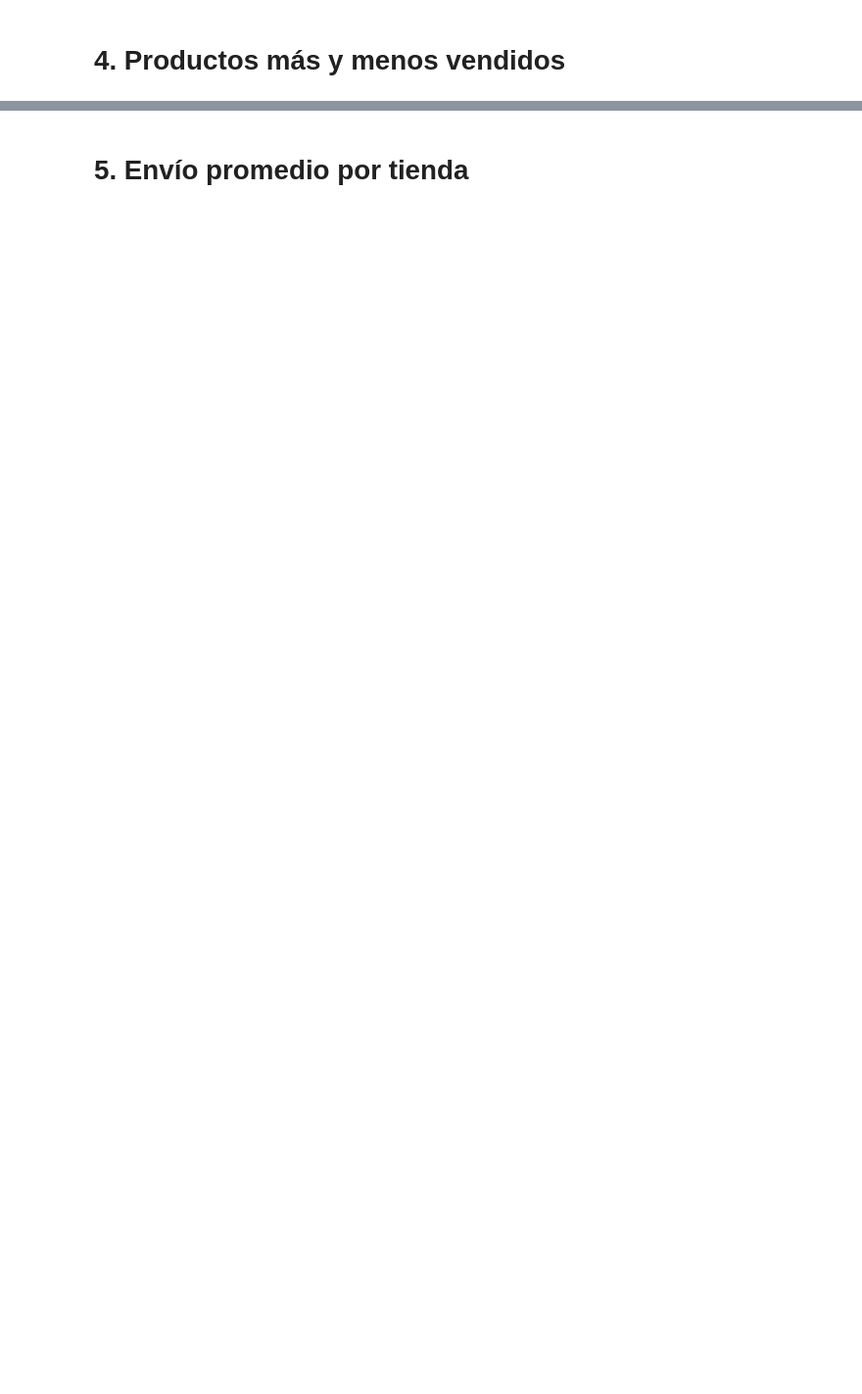
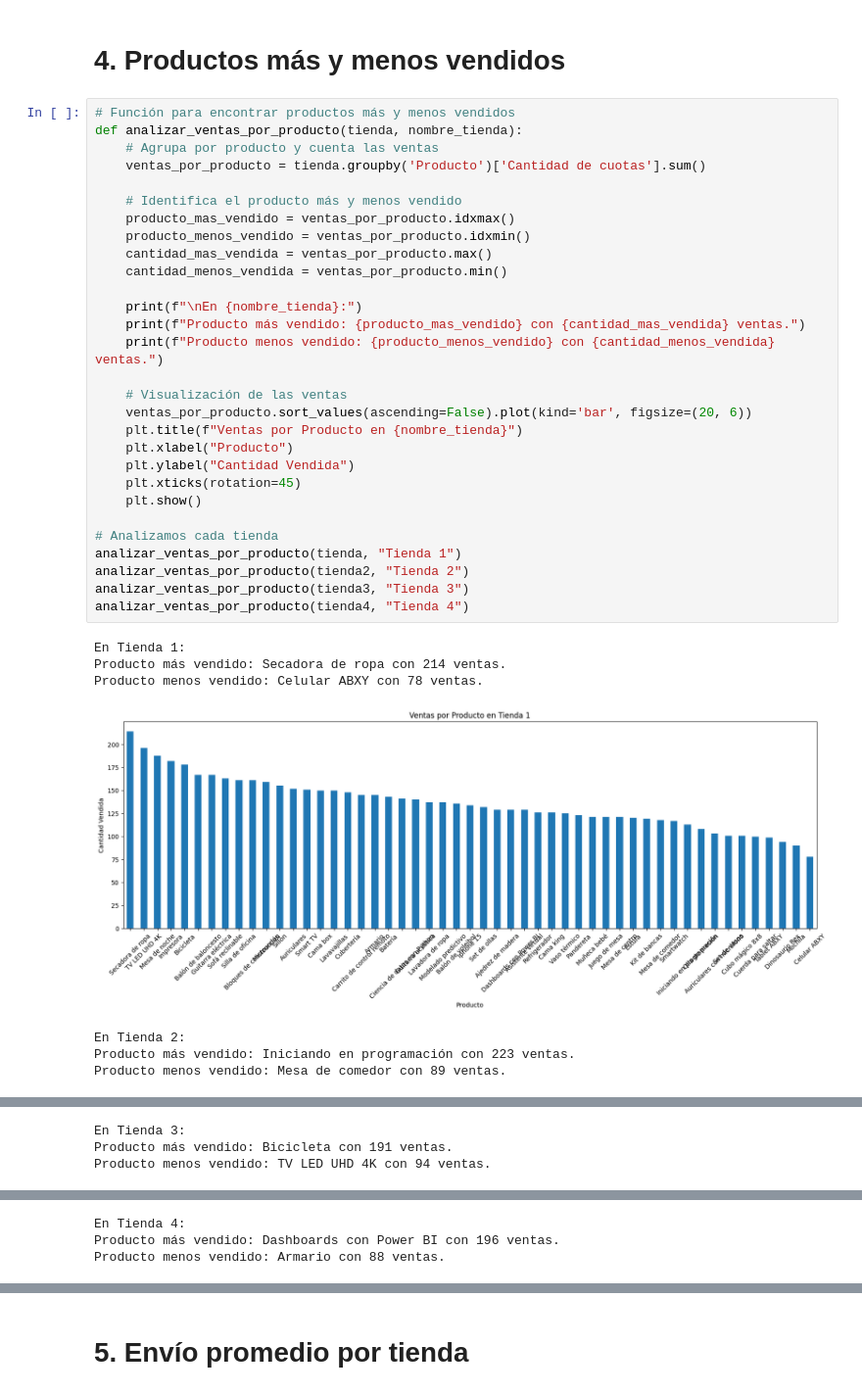
Before and after one commit to arletteGuerrero12/Challenge_Alura_store, a Jupyter notebook: AluraStoreLatam.ipynb, the cells around one changed output, grey strips where cells are left out. Shown at 98% size. Cells and saved outputs as stored; diff of their text form; blank space fills up the shorter version.

```diff
--- a/AluraStoreLatam.ipynb
+++ b/AluraStoreLatam.ipynb
@@ -32,2 +128,39 @@ tienda.head()
 # %% [markdown]
 # 4. Productos más y menos vendidos
+# %%
+# Función para encontrar productos más y menos vendidos
+def analizar_ventas_por_producto(tienda, nombre_tienda):
+    # Agrupa por producto y cuenta las ventas
+    ventas_por_producto = tienda.groupby('Producto')['Cantidad de cuotas'].sum()
+
+    # Identifica el producto más y menos vendido
+    producto_mas_vendido = ventas_por_producto.idxmax()
+    producto_menos_vendido = ventas_por_producto.idxmin()
+    cantidad_mas_vendida = ventas_por_producto.max()
+    cantidad_menos_vendida = ventas_por_producto.min()
+
+    print(f"\nEn {nombre_tienda}:")
+    print(f"Producto más vendido: {producto_mas_vendido} con {cantidad_mas_vendida} ventas.")
+    print(f"Producto menos vendido: {producto_menos_vendido} con {cantidad_menos_vendida} ventas.")
+
+    # Visualización de las ventas
+    ventas_por_producto.sort_values(ascending=False).plot(kind='bar', figsize=(20, 6))
+    plt.title(f"Ventas por Producto en {nombre_tienda}")
+    plt.xlabel("Producto")
+    plt.ylabel("Cantidad Vendida")
+    plt.xticks(rotation=45)
+    plt.show()
+
+# Analizamos cada tienda
+analizar_ventas_por_producto(tienda, "Tienda 1")
+analizar_ventas_por_producto(tienda2, "Tienda 2")
+analizar_ventas_por_producto(tienda3, "Tienda 3")
+analizar_ventas_por_producto(tienda4, "Tienda 4")
+# %% [output]
+En Tienda 1:
+Producto más vendido: Secadora de ropa con 214 ventas.
+Producto menos vendido: Celular ABXY con 78 ventas.
+[figure, added]
+En Tienda 2:
+Producto más vendido: Iniciando en programación con 223 ventas.
+Producto menos vendido: Mesa de comedor con 89 ventas.
@@ -33,0 +168,3 @@ tienda.head()
+En Tienda 3:
+Producto más vendido: Bicicleta con 191 ventas.
+Producto menos vendido: TV LED UHD 4K con 94 ventas.
@@ -33,0 +172,3 @@ tienda.head()
+En Tienda 4:
+Producto más vendido: Dashboards con Power BI con 196 ventas.
+Producto menos vendido: Armario con 88 ventas.
```
Also changed, not shown: parts of 8 cells of this notebook.
